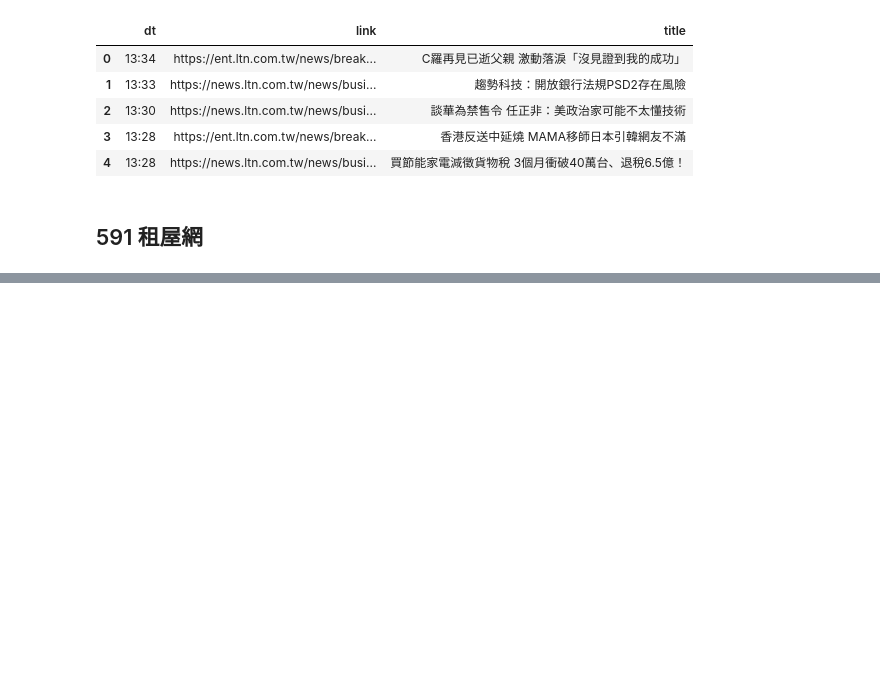
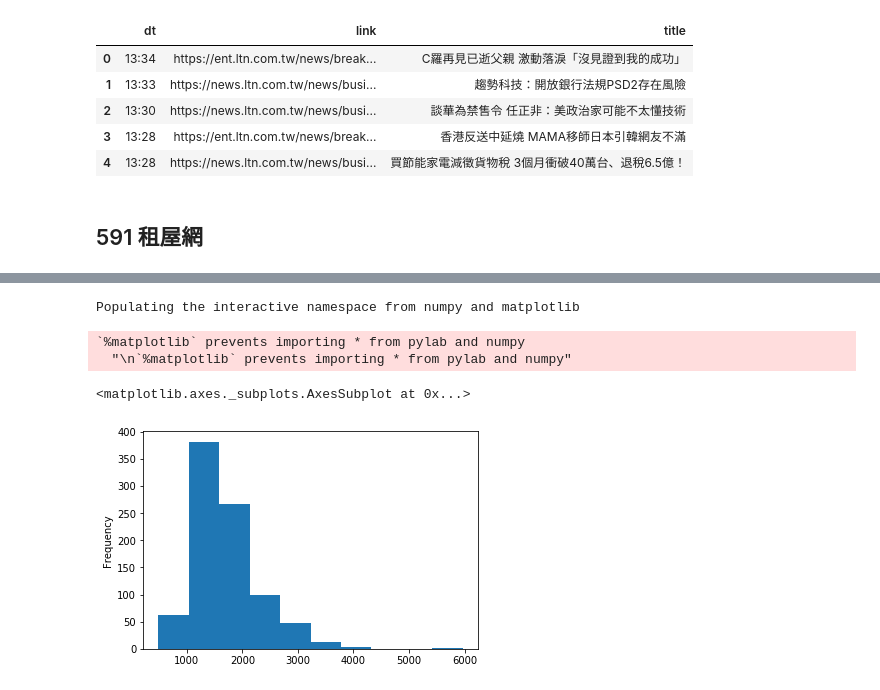
Before and after one commit to ywchiu/chinalife, a Jupyter notebook: Demo20190924.ipynb, the cells around one changed output, grey strips where cells are left out. Saved outputs shown, nothing was run; the diff lists cells and outputs as text; code cells hidden in the pictures; blank space fills up the shorter version.

```diff
--- a/Demo20190924.ipynb
+++ b/Demo20190924.ipynb
@@ -76,0 +105,7 @@ df.head()
+# %%
+import pandas
+housedf = pandas.DataFrame(houseary)
+# %%
+#housedf.info()
+housedf = housedf[['address', 'floor', 'allfloor', 'layout','area', 'price','browsenum_all']]
+housedf.head()
@@ -76,0 +119,2 @@ df.head()
+# %%
+housedf['price'] = housedf['price'].map(lambda e: int(e.replace(',','')))
@@ -76,0 +137,2 @@ df.head()
+# %%
+housedf['avg_price'] =housedf['price'] / housedf['area']
@@ -76,0 +166,9 @@ df.head()
+# %%
+%pylab inline
+housedf['avg_price'].plot(kind = 'hist')
+# %% [output]
+Populating the interactive namespace from numpy and matplotlib
+`%matplotlib` prevents importing * from pylab and numpy
+  "\n`%matplotlib` prevents importing * from pylab and numpy"
+<matplotlib.axes._subplots.AxesSubplot at 0x...>
+[figure, added]
```
Also changed, not shown: parts of 89 cells of this notebook.
